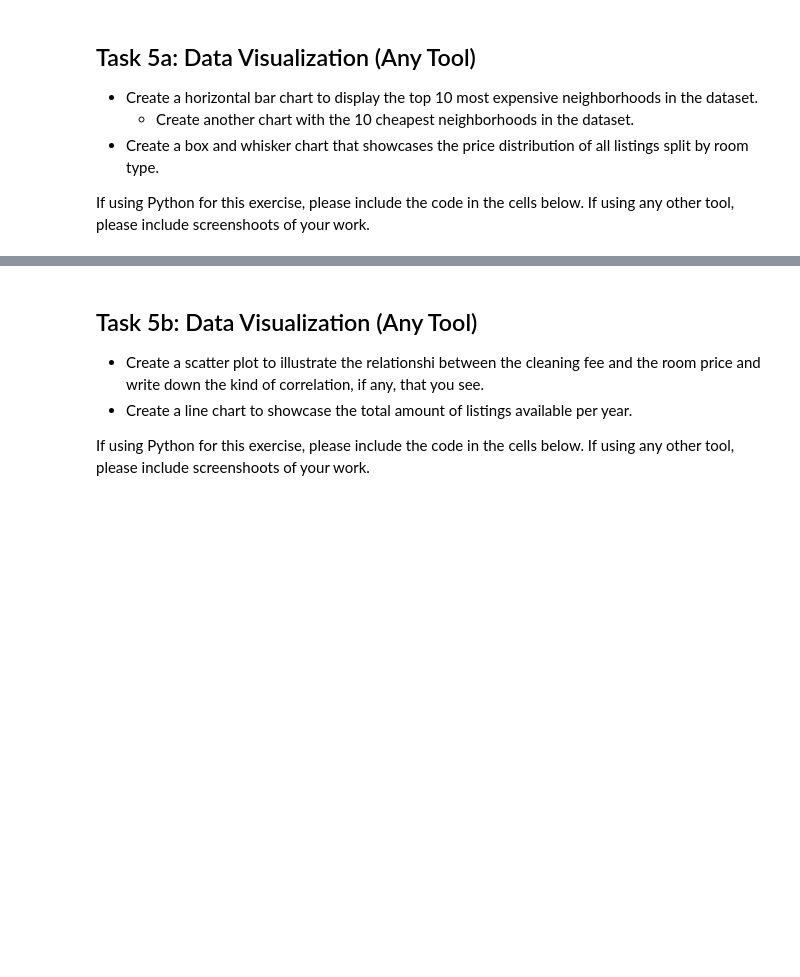
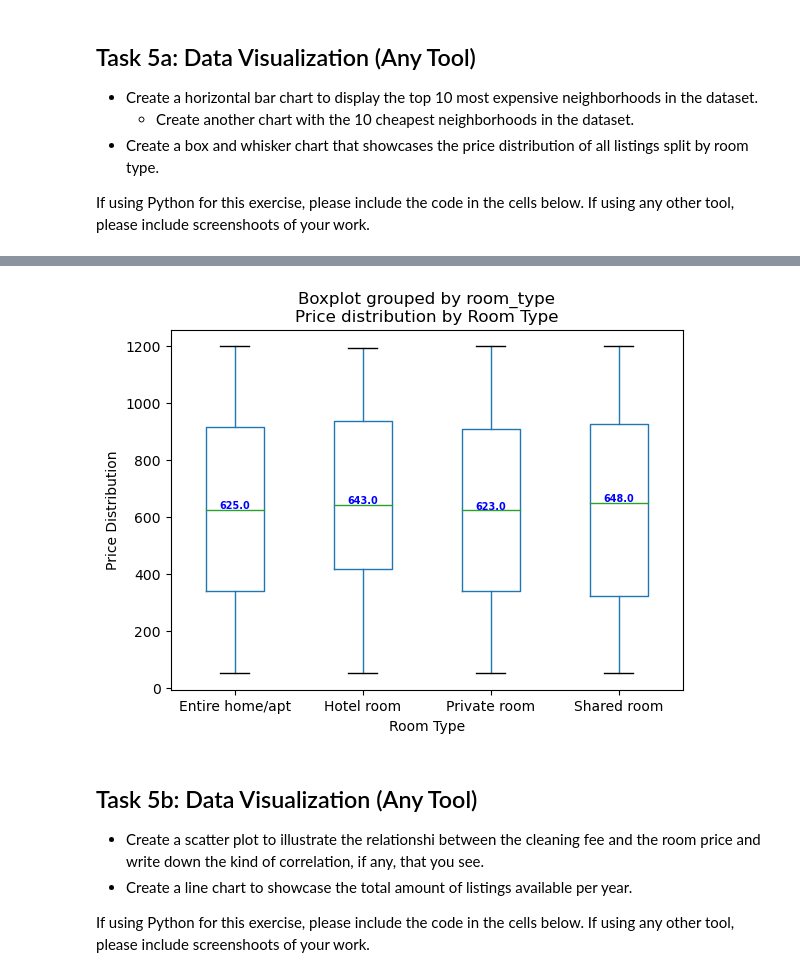
Before and after one commit to chrismouton/sb-dataanalytics, a Jupyter notebook: capstone/Capstone_Project_ChrisMouton.ipynb, the cells around one changed output, grey strips where cells are left out. Cells and saved outputs as stored; diff of their text form; code cells hidden in the pictures; blank space fills up the shorter version.

```diff
--- a/capstone/Capstone_Project_ChrisMouton.ipynb
+++ b/capstone/Capstone_Project_ChrisMouton.ipynb
@@ -242,3 +297,26 @@ import seaborn as sb
+# %%
+# Create the box/whisker graph for price distribution by room type
+boxplot_graph = airbnb_data.boxplot(by="room_type", column=["price"], grid=False)
+
+# Ensure proper labels and title
+boxplot_graph.set(title="Price distribution by Room Type")
+boxplot_graph.set(xlabel='Room Type', ylabel='Price Distribution')
+
+# Calculate median to position labels
+medians = airbnb_data.groupby(['room_type'])['price'].median().values
+
+# Add it to the plot
+pos = range(len(medians))
+for tick,label in zip(pos, boxplot_graph.get_xticklabels()):
+    boxplot_graph.text(pos[tick] + 1,  # x position
+                       medians[tick] + 5, # y position
+                       medians[tick],  # display the median value
+                       horizontalalignment='center',
+                       size='x-small',
+                       color='b',
+                       weight='semibold')
+# %% [output]
+[figure, added]
 # %% [markdown]
 ## Task 5b: Data Visualization (Any Tool)
 
```
Also changed, not shown: parts of 3 cells of this notebook.
